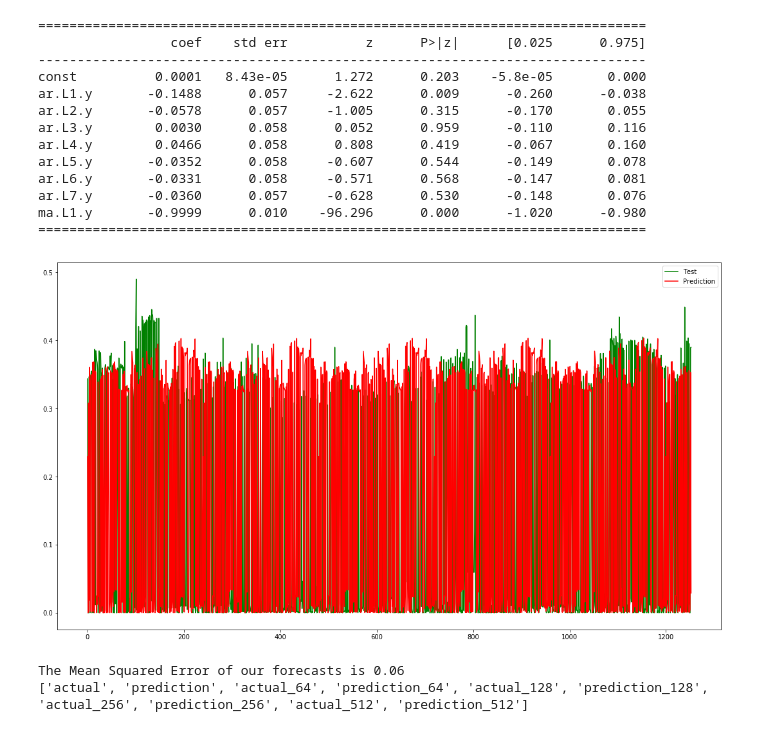
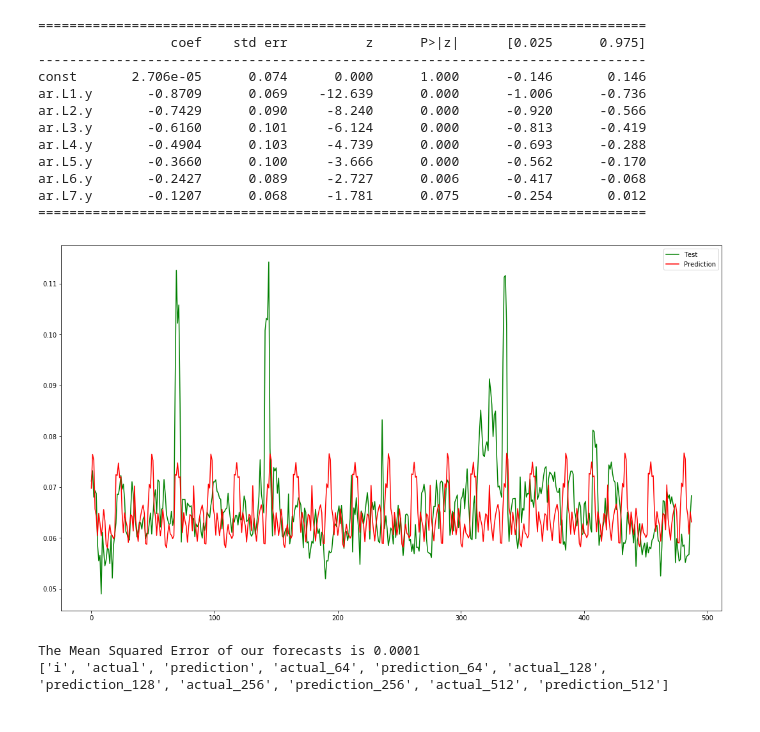
Before and after one commit to SymbioticLab/Memtrade, a Jupyter notebook: cluster_trace/Untitled.ipynb, the cells around one changed output. Drawn from its saved outputs; the diff is of its cells as text; code cells hidden in the pictures.

```diff
--- a/cluster_trace/Untitled.ipynb
+++ b/cluster_trace/Untitled.ipynb
@@ -53,14 +53,14 @@ def splitTrainTest(series, testSplit):
     testSet = series[trainSplit:]
     return trainSet, testSet
 
-temperatureData = pd.read_csv("/Users/hasan/workplace/hypervisor/spot-memory/cluster_trace/machine_usage_30905607.csv", dtype={'total mem': float})
+temperatureData = pd.read_csv("/Users/hasan/workplace/hypervisor/spot-memory/cluster_trace/cpu_mem.csv", dtype={'total mem': float})
 temperatureData.head()
 
 
-trainSet, testSet = splitTrainTest(temperatureData["max mem"].values, 0.8)
+trainSet, testSet = splitTrainTest(temperatureData["mem"].values, 0.7)
 
 differencedTrainSet = difference(trainSet, 1)
-model = ARIMA(differencedTrainSet, order=(7,0,1))
+model = ARIMA(differencedTrainSet, order=(7,0,0))
 """Fit model with non constant trend and no displacement"""
 model_fit = model.fit(disp = 0)
 forecast = model_fit.predict(len(differencedTrainSet), len(differencedTrainSet) + len(testSet))
@@ -70,54 +70,53 @@ print(model_fit.summary().tables[1])
 yPrediction = []
 history = list(trainSet)
 for f in forecast:
-    yPredict = inverse_difference(history, f, 240)
+    yPredict = inverse_difference(history, f, 48)
     yPrediction.append(yPredict)
     history.append(yPredict)
 
 
 fig = matplotlib.pyplot.gcf()
 fig.set_size_inches(18.5, 10.5)
 plt.plot(testSet, color='green', label = "Test")
 plt.plot(yPrediction[:-1], color='red', label = "Prediction")
 plt.legend()
 plt.show()
 
 yPrediction = yPrediction[:-1]
 
 # Compute the mean square error
 mse = ((yPrediction - testSet) ** 2).mean()
-print('The Mean Squared Error of our forecasts is {}'.format(round(mse, 2)))
+print('The Mean Squared Error of our forecasts is {}'.format(round(mse, 4)))
 
-fields = ["actual", "prediction"]
+fields = ["i","actual", "prediction"]
 size = [64, 128, 256, 512]
 for s in size:
     fields.append("actual_"+str(s))
     fields.append("prediction_"+str(s));
 
 print(fields)
-with open('./prediction.csv', mode='w') as csv_file:
-        writer = csv.DictWriter(csv_file, fieldnames=fields);
-        writer.writeheader();
-        for idx in range(0, len(testSet)):
-            row = {"actual":testSet[idx], "prediction": max (0,yPrediction[idx])}
-            for s in size:
-                row["actual_"+str(s)] = float(row["actual"] * (int) (s));
-                row["prediction_"+str(s)] = float(row["prediction"] * (int) (s));
-            writer.writerow(row);
+# with open('./prediction.csv', mode='w') as csv_file:
+#         writer = csv.DictWriter(csv_file, fieldnames=fields);
+#         writer.writeheader();
+#         for idx in range(0, len(testSet)):
+#             row = {"i":idx,"actual":testSet[idx], "prediction": max (0,yPrediction[idx])}
+#             for s in size:
+#                 row["actual_"+str(s)] = float(row["actual"] * (int) (s));
+#                 row["prediction_"+str(s)] = float(row["prediction"] * (int) (s));
+#             writer.writerow(row);
 # %% [output]
 ==============================================================================
                  coef    std err          z      P>|z|      [0.025      0.975]
 ------------------------------------------------------------------------------
-const          0.0001   8.43e-05      1.272      0.203    -5.8e-05       0.000
-ar.L1.y       -0.1488      0.057     -2.622      0.009      -0.260      -0.038
-ar.L2.y       -0.0578      0.057     -1.005      0.315      -0.170       0.055
-ar.L3.y        0.0030      0.058      0.052      0.959      -0.110       0.116
-ar.L4.y        0.0466      0.058      0.808      0.419      -0.067       0.160
-ar.L5.y       -0.0352      0.058     -0.607      0.544      -0.149       0.078
-ar.L6.y       -0.0331      0.058     -0.571      0.568      -0.147       0.081
-ar.L7.y       -0.0360      0.057     -0.628      0.530      -0.148       0.076
-ma.L1.y       -0.9999      0.010    -96.296      0.000      -1.020      -0.980
+const       2.706e-05      0.074      0.000      1.000      -0.146       0.146
+ar.L1.y       -0.8709      0.069    -12.639      0.000      -1.006      -0.736
+ar.L2.y       -0.7429      0.090     -8.240      0.000      -0.920      -0.566
+ar.L3.y       -0.6160      0.101     -6.124      0.000      -0.813      -0.419
+ar.L4.y       -0.4904      0.103     -4.739      0.000      -0.693      -0.288
+ar.L5.y       -0.3660      0.100     -3.666      0.000      -0.562      -0.170
+ar.L6.y       -0.2427      0.089     -2.727      0.006      -0.417      -0.068
+ar.L7.y       -0.1207      0.068     -1.781      0.075      -0.254       0.012
 ==============================================================================
-[figure, old version]
+[figure, new version]
-The Mean Squared Error of our forecasts is 0.06
-['actual', 'prediction', 'actual_64', 'prediction_64', 'actual_128', 'prediction_128', 'actual_256', 'prediction_256', 'actual_512', 'prediction_512']
+The Mean Squared Error of our forecasts is 0.0001
+['i', 'actual', 'prediction', 'actual_64', 'prediction_64', 'actual_128', 'prediction_128', 'actual_256', 'prediction_256', 'actual_512', 'prediction_512']
```
Also changed, not shown: 10 other files.
